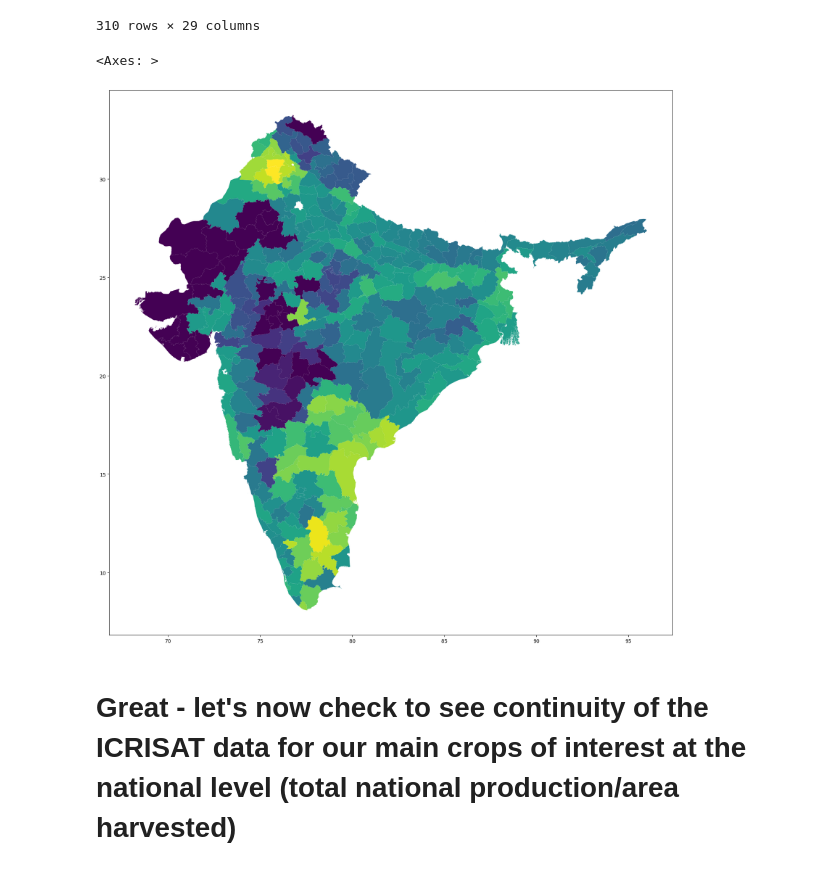
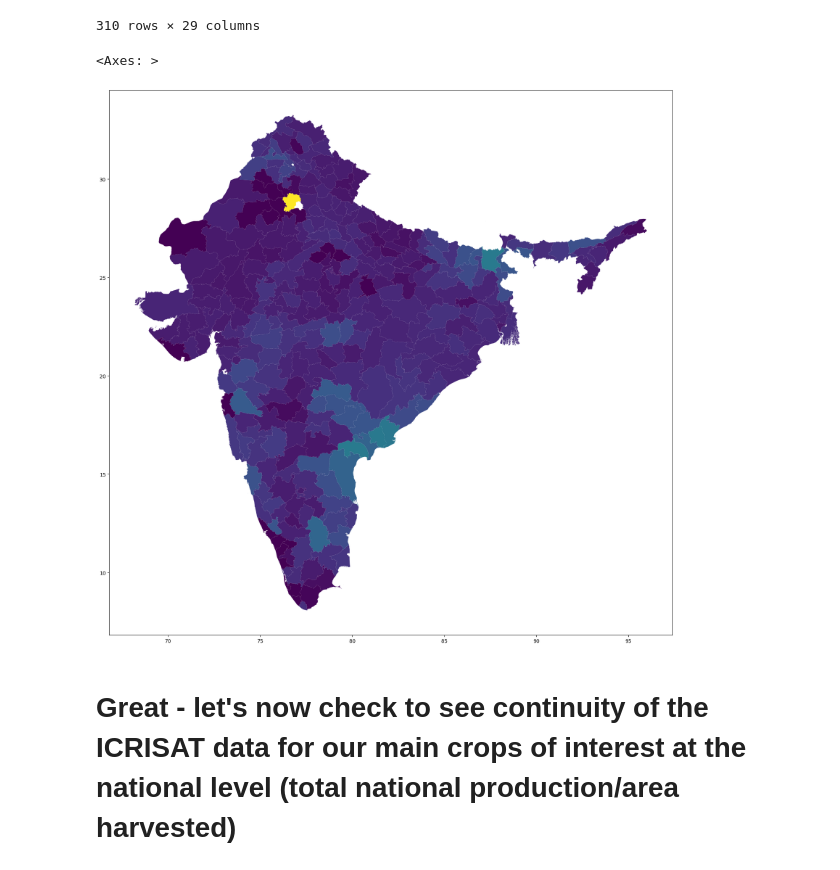
Before and after one commit to michaelmfoley/india_hybrid_methodology, a Jupyter notebook: mike/icrisat_and_hybrid/icrisat_hybrid_comparison.ipynb, the cells around one changed output. Drawn from its saved outputs; the diff is of its cells as text; code cells hidden in the pictures.

```diff
--- a/mike/icrisat_and_hybrid/icrisat_hybrid_comparison.ipynb
+++ b/mike/icrisat_and_hybrid/icrisat_hybrid_comparison.ipynb
@@ -34,15 +34,15 @@ def merge_hybrid(shp_path, hybrid_stats_path):
 
     return hybrid, merged_hybrid
 # %%
-shp_path = "/Users/michaelfoley/Google Drive/My Drive/Subnational_Yield_Database/boundaries/country/IND/2016_2023_hybrid_boundary_071925.shp"
-hybrid_stats_path = "/Users/michaelfoley/Documents/Old_Documents/Climate/Crops/india_hybrid_methodology/data/temporally_harmonized_crop_data_071925.csv"
+shp_path = "../shapefiles/2016_2023_hybrid_boundary_071925.shp"
+hybrid_stats_path = "../../data/temporally_harmonized_crop_data_072425.csv"
 # %%
 hybrid, merged_hybrid = merge_hybrid(shp_path, hybrid_stats_path)
 # %% [markdown]
 # Load in ICRISAT product
 # %%
 # Load in the 1966 boundaries with names matched to ICRISAT data
-icri_path = "/Users/michaelfoley/Library/CloudStorage/GoogleDrive-mfoley@g.harvard.edu/My Drive/Subnational_Yield_Database/data/processed/IND/icrisat_apportioned/icrisat_boundary_match.shp"
+icri_path = "../shapefiles/icrisat_apportioned/icrisat_boundary_match.shp"
 icri = gpd.read_file(icri_path)
 # %%
 if hybrid.crs != icri.crs:
@@ -71,17 +71,17 @@ icri
 310 rows × 29 columns
 # %%
 #Load in the ICRISAT apportioned data
-icri_apportioned_path = '/Users/michaelfoley/Library/CloudStorage/GoogleDrive-mfoley@g.harvard.edu/My Drive/Subnational_Yield_Database/data/processed/IND/icrisat_apportioned/ICRISAT-District Level Data_Apportioned.csv'
+icri_apportioned_path = '../shapefiles/icrisat_apportioned/ICRISAT-District Level Data_Apportioned.csv'
 df = pd.read_csv(icri_apportioned_path)
 icri = icri.rename(columns={'Name_12': 'Dist Name', 'NAME_1' : 'State Name'})
 icri.loc[icri['State Name']== "Uttaranchal", "State Name"] = "Uttar Pradesh"
 merged_icri = gpd.GeoDataFrame(icri.merge(df, how="left", on=['Dist Name', 'State Name']))
 
 fig, ax = plt.subplots(figsize=(30, 20))
-merged_icri[merged_icri['Year']==2016].plot(ax=ax, column="MAIZ YIELD (Kg per ha)")
+merged_icri[merged_icri['Year']==2016].plot(ax=ax, column="MAIZE YIELD (Kg per ha)")
 # %% [output]
 <Axes: >
-[figure, old version]
+[figure, new version]
 # %% [markdown]
 # Great - let's now check to see continuity of the ICRISAT data for our main crops of interest at the national level (total national production/area harvested)
 # %%
```
Also changed, not shown: parts of 5 cells of this notebook, 4 other files.
